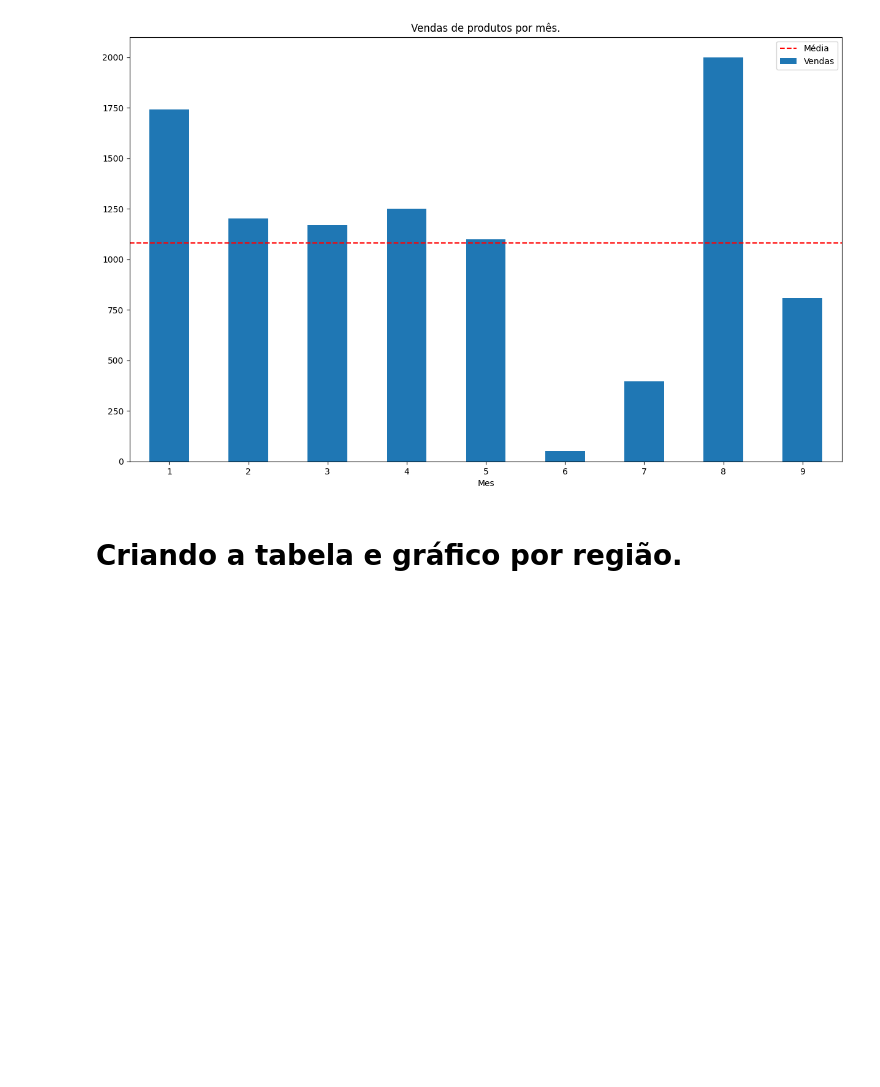
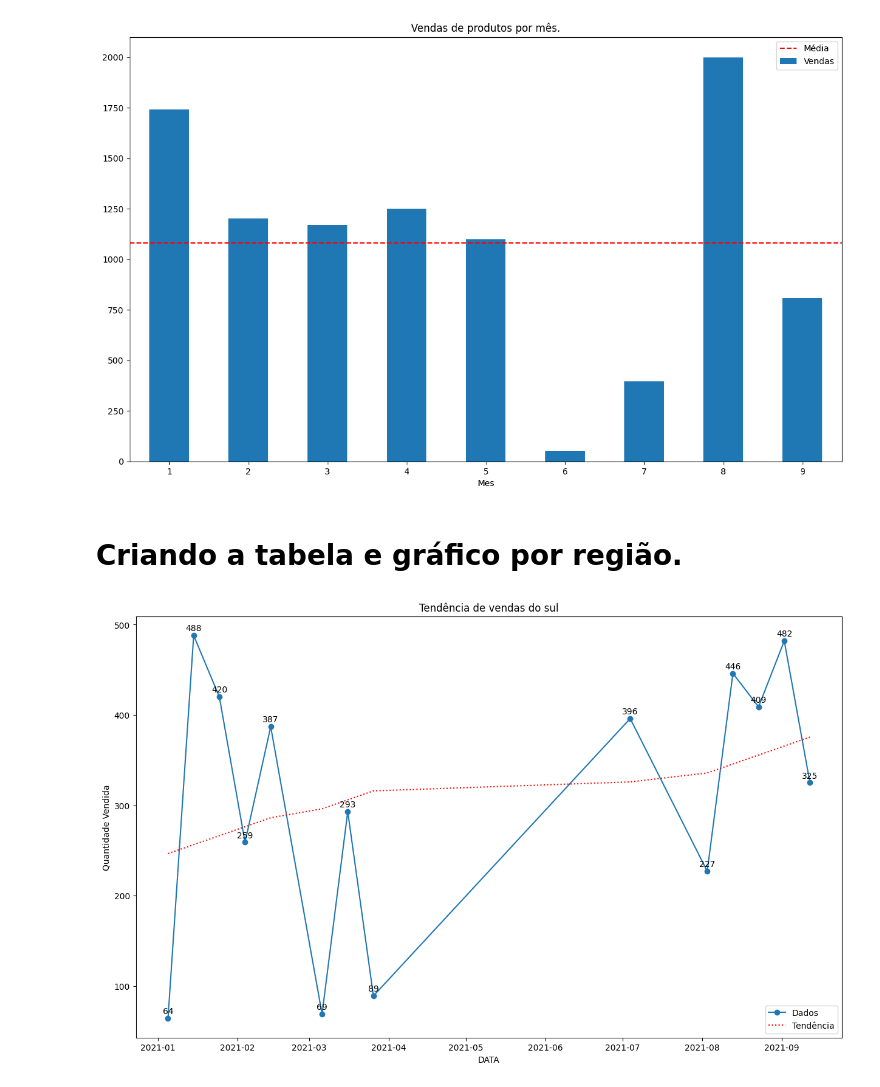
Before and after one commit to Gaba034/desafio-data-analytics, a Jupyter notebook: main.ipynb, the cells around one changed output. Saved outputs shown, nothing was run; the diff lists cells and outputs as text; code cells hidden in the pictures; blank space fills up the shorter version.

Commit message:
Adding the table and graph for each region trend

```diff
--- a/main.ipynb
+++ b/main.ipynb
@@ -260,3 +260,96 @@ month_sales.legend()
 [figure]
 # %% [markdown]
 # Criando a tabela e gráfico por região.
+# %%
+# Filtra o dataframe sales_df para obter as informações dos estados do sul
+df_trend_south = sales_df[sales_df['ESTADO'].isin(['SANTA CATARINA', 'PARANÁ', 'RIO GRANDE DO SUL'])]
+
+# Filtra o dataframe sales_df para obter as informações dos estados do sudeste
+df_trend_southeast = sales_df[sales_df['ESTADO'].isin(['SÃO PAULO', 'RIO DE JANEIRO'])]
+
+# Filtra o dataframe sales_df para obter as informações dos estados do nordeste
+df_trend_northeast = sales_df[sales_df['ESTADO'].isin(['PARAÍBA', 'BAHIA'])]
+# %%
+def plot_trend_south(df_trend_south):
+    df_sum = df_trend_south.groupby('DATA')['QUANTIDADE_VENDIDA'].sum().reset_index()
+
+    plt.figure(figsize=(15, 9))
+
+    # Adiciona os pontos em cada valor
+    plt.plot(df_sum['DATA'], df_sum['QUANTIDADE_VENDIDA'], marker='o', label='Dados')
+
+    # Adiciona a linha de tendência
+    slope, interception = np.polyfit(df_sum.index, df_sum['QUANTIDADE_VENDIDA'], 1)
+    trendline = np.poly1d((slope, interception))
+    plt.plot(df_sum['DATA'], trendline(df_sum.index), color='red', linestyle=':', label='Tendência')
+
+    # Adiciona as legendas
+    plt.xlabel('DATA')
+    plt.ylabel('Quantidade Vendida')
+    plt.legend()
+
+    # Adiciona os valores em cada ponto respectivo.
+    for x, y in zip(df_sum['DATA'], df_sum['QUANTIDADE_VENDIDA']):
+        plt.annotate(str(y), (x, y + 3), ha='center', va='bottom')
+
+    plt.title('Tendência de vendas do sul')
+    plt.show()
+
+
+def plot_trend_southeast(df_trend_southeast):
+    df_sum = df_trend_southeast.groupby('DATA')['QUANTIDADE_VENDIDA'].sum().reset_index()
+
+    plt.figure(figsize=(15, 9))
+
+    # Adiciona os pontos em cada valor
+    plt.plot(df_sum['DATA'], df_sum['QUANTIDADE_VENDIDA'], marker='o', label='Dados',color = 'orange')
+
+    # Adiciona a linha de tendência
+    slope, interception = np.polyfit(df_sum.index, df_sum['QUANTIDADE_VENDIDA'], 1)
+    trendline = np.poly1d((slope, interception))
+    plt.plot(df_sum['DATA'], trendline(df_sum.index), color='red', linestyle=':', label='Tendência')
+
+    # Adiciona as legendas
+    plt.xlabel('DATA')
+    plt.ylabel('Quantidade Vendida')
+    plt.legend()
+
+    # Adiciona os valores em cada ponto respectivo.
+    for x, y in zip(df_sum['DATA'], df_sum['QUANTIDADE_VENDIDA']):
+        plt.annotate(str(y), (x, y + 3), ha='center', va='bottom')
+
+    plt.title('Tendência de vendas do sudeste')
+    plt.show()
+
+
+def plot_trend_northeast(df_trend_northeast):
+    df_sum = df_trend_northeast.groupby('DATA')['QUANTIDADE_VENDIDA'].sum().reset_index()
+
+    plt.figure(figsize=(15, 9))
+
+    # Adiciona os pontos em cada valor
+    plt.plot(df_sum['DATA'], df_sum['QUANTIDADE_VENDIDA'], marker='o', label='Dados',color = 'green')
+
+    # Adiciona a linha de tendência
+    slope, interception = np.polyfit(df_sum.index, df_sum['QUANTIDADE_VENDIDA'], 1)
+    trendline = np.poly1d((slope, interception))
+    plt.plot(df_sum['DATA'], trendline(df_sum.index), color='red', linestyle=':', label='Tendência')
+
+    # Adiciona as legendas
+    plt.xlabel('DATA')
+    plt.ylabel('Quantidade Vendida')
+    plt.legend()
+
+    # Adiciona os valores em cada ponto respectivo.
+    for x, y in zip(df_sum['DATA'], df_sum['QUANTIDADE_VENDIDA']):
+        plt.annotate(str(y), (x, y + 3), ha='center', va='bottom')
+
+    plt.title('Tendência de vendas do nordeste')
+    plt.show()
+
+
+plot_trend_south(df_trend_south)
+plot_trend_southeast(df_trend_southeast)
+plot_trend_northeast(df_trend_northeast)
+# %% [output]
+[figure, added]
```
Also changed, not shown: parts of 1 cell of this notebook.
